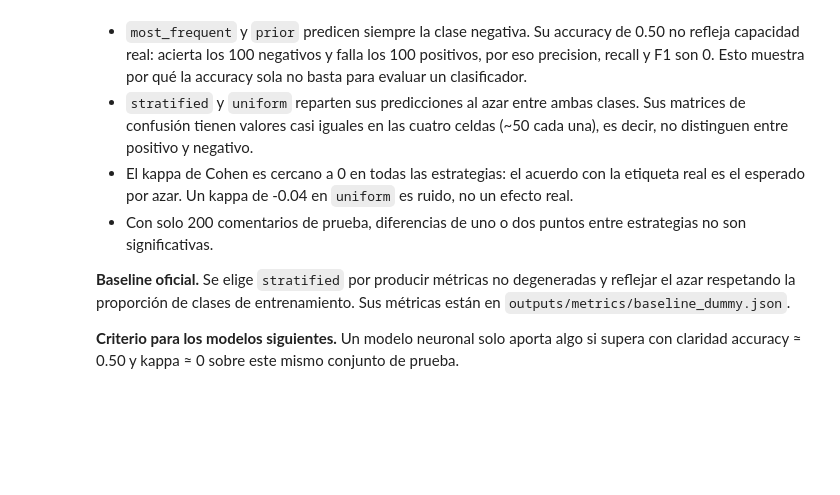
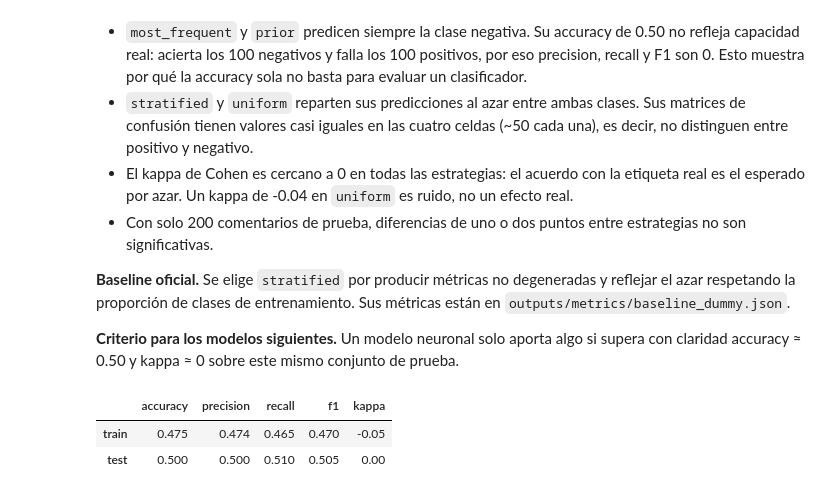
Before and after one commit to MissyMilaS/CED-III-IT2-JMChildrens, a Jupyter notebook: notebooks/02_baseline_model.ipynb, the cells around one changed output. Cells and saved outputs as stored; diff of their text form; code cells hidden in the pictures; blank space fills up the shorter version.

Commit message:
Fix/baseline_experiment_notes and new metrics and analysis with various seeds

```diff
--- a/notebooks/02_baseline_model.ipynb
+++ b/notebooks/02_baseline_model.ipynb
@@ -147,3 +150,15 @@ saved
 **Baseline oficial.** Se elige `stratified` por producir métricas no degeneradas y reflejar el azar respetando la proporción de clases de entrenamiento. Sus métricas están en `outputs/metrics/baseline_dummy.json`.
 
 **Criterio para los modelos siguientes.** Un modelo neuronal solo aporta algo si supera con claridad accuracy ≈ 0.50 y kappa ≈ 0 sobre este mismo conjunto de prueba.
+# %%
+# Métricas del baseline también sobre train
+y_pred_base_train = models[BASELINE].predict(X_train)
+metrics_base_train = compute_metrics(y_train, y_pred_base_train)
+save_metrics("baseline_dummy_train", metrics_base_train, y_train, y_pred_base_train)
+
+comparison = pd.DataFrame({"train": metrics_base_train, "test": metrics_base}).T
+comparison.round(3)
+# %% [output]
+|  | accuracy | precision | recall | f1 | kappa |
+| train | 0.475 | 0.474 | 0.465 | 0.470 | -0.05 |
+| test | 0.500 | 0.500 | 0.510 | 0.505 | 0.00 |
```
Also changed, not shown: parts of 3 cells of this notebook, 8 other files.
